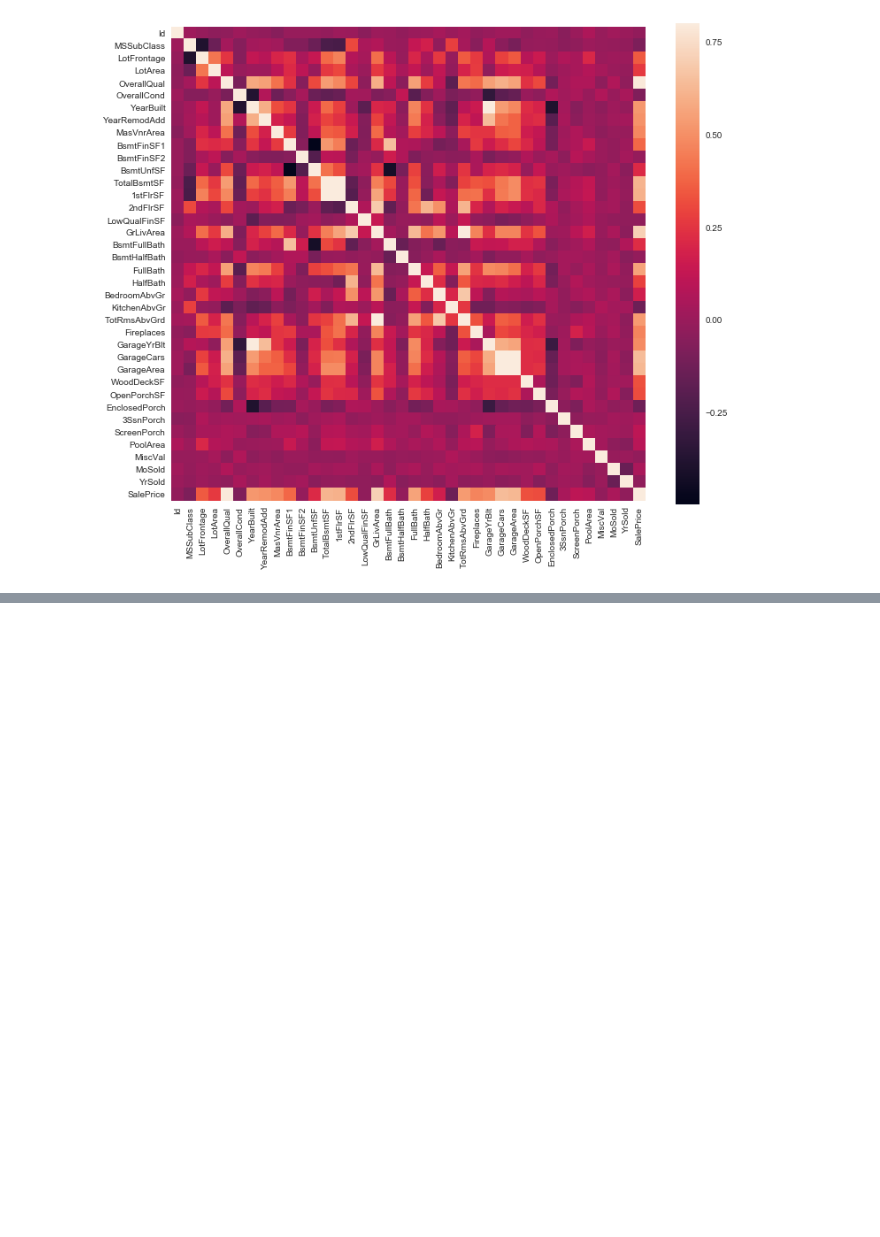
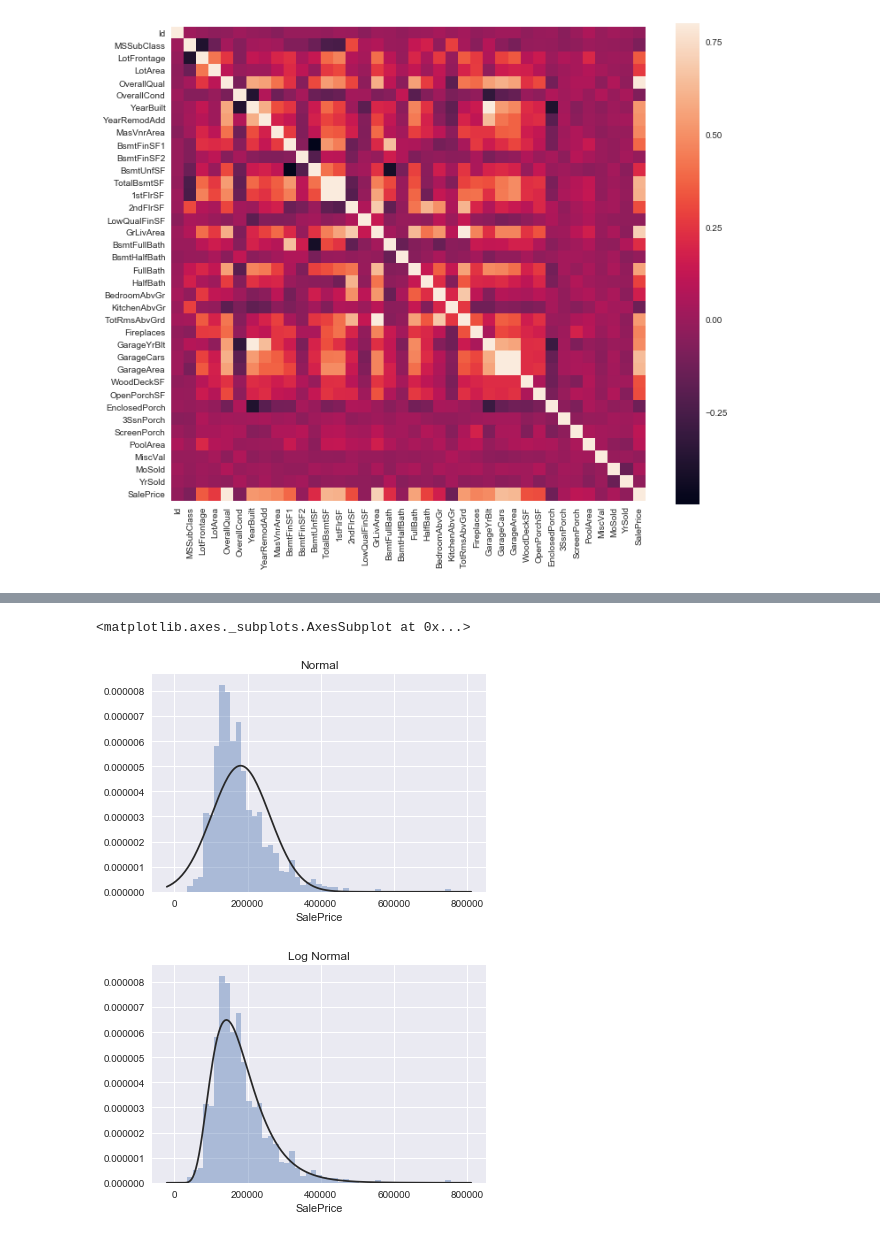
Before and after one commit to prathap17/House_Prices, a Jupyter notebook: Data_exploration.ipynb, the cells around one changed output, grey strips where cells are left out. Cells and saved outputs as stored; diff of their text form; code cells hidden in the pictures; blank space fills up the shorter version.

```diff
--- a/Data_exploration.ipynb
+++ b/Data_exploration.ipynb
@@ -135,0 +203,11 @@ sns.heatmap(corrmat,vmax=.8,square=True);
+# %%
+y = df_train['SalePrice']
+plt.figure(1);plt.title('Normal')
+sns.distplot(y,kde=False,fit=norm);
+
+plt.figure(3); plt.title('Log Normal')
+sns.distplot(y, kde=False, fit=lognorm)
+# %% [output]
+<matplotlib.axes._subplots.AxesSubplot at 0x...>
+[figure, added]
+[figure, added]
```
Also changed, not shown: parts of 15 cells of this notebook.
